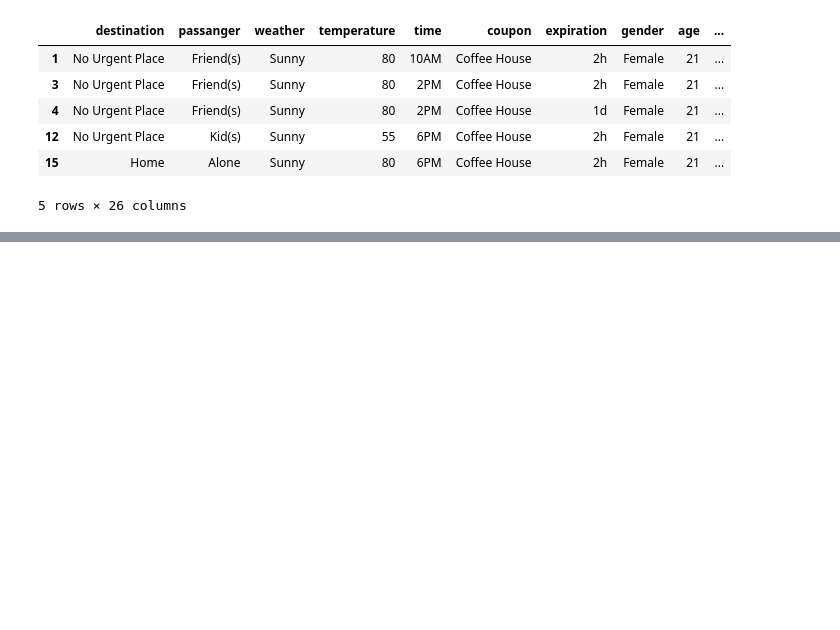
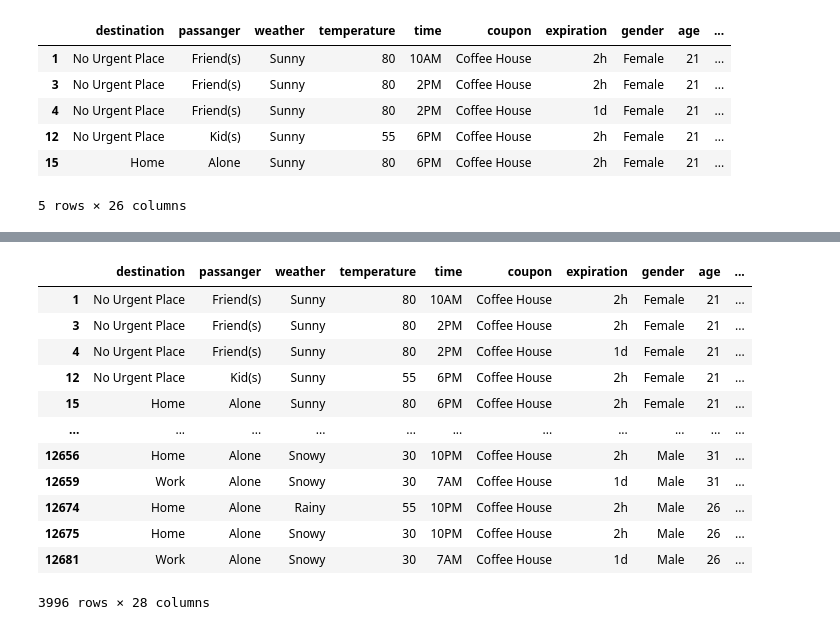
Before and after one commit to ashwinkambli/coupon_acceptance, a Jupyter notebook: Will a Customer Accept the Coupon.ipynb, the cells around one changed output, grey strips where cells are left out. Saved outputs shown, nothing was run; the diff lists cells and outputs as text; code cells hidden in the pictures; blank space fills up the shorter version.

```diff
--- a/Will a Customer Accept the Coupon.ipynb
+++ b/Will a Customer Accept the Coupon.ipynb
@@ -396,7 +396,7 @@ plt.xticks(rotation=30)
 Also, I notice that we have the most data points available for Coffee House coupons (~ 4K) but still, our ability to predict whether someone will accept a cofffee house coupon or not is not better than our ability to predict the outcome of a coin toss. So, I would like to further investigate the coffee house coupons
 # %%
 # let me isolate the coffee house coupons
-coffee_house = data.query("coupon == 'Coffee House'")
+coffee_house = data.query("coupon == 'Coffee House'").copy()
 coffee_house.head()
 # %% [output]
 |  | destination | passanger | weather | temperature | time | coupon | expiration | gender | age | ... |
@@ -408,0 +414,27 @@ coffee_house.head()
+# %%
+#Cleanup Age column and convert it to numeric:
+coffee_house["age"] = coffee_house["age"].str.replace('50plus','50').str.replace("below21","20")
+coffee_house['age'] = pd.to_numeric(coffee_house['age'])
+
+#Let us split the income column into 2 numeric columns: lower_income and upper_income:
+coffee_house["income"] = coffee_house["income"].str.replace("$","")
+# Let us first handle the 2 boundary conditions ""> 100,000" and "< 12,500"
+coffee_house["income"] = coffee_house["income"].str.replace('100000 or More','100000 - 101000').str.replace("Less than 12500","0 - 12500")
+coffee_house[['lower_income','upper_income']] = coffee_house.income.str.split(" - ", expand = True)
+coffee_house['lower_income'] = pd.to_numeric(coffee_house['lower_income'])
+coffee_house['upper_income'] = pd.to_numeric(coffee_house['upper_income'])
+coffee_house
+# %% [output]
+|  | destination | passanger | weather | temperature | time | coupon | expiration | gender | age | ... |
+| 1 | No Urgent Place | Friend(s) | Sunny | 80 | 10AM | Coffee House | 2h | Female | 21 | ... |
+| 3 | No Urgent Place | Friend(s) | Sunny | 80 | 2PM | Coffee House | 2h | Female | 21 | ... |
+| 4 | No Urgent Place | Friend(s) | Sunny | 80 | 2PM | Coffee House | 1d | Female | 21 | ... |
+| 12 | No Urgent Place | Kid(s) | Sunny | 55 | 6PM | Coffee House | 2h | Female | 21 | ... |
+| 15 | Home | Alone | Sunny | 80 | 6PM | Coffee House | 2h | Female | 21 | ... |
+| ... | ... | ... | ... | ... | ... | ... | ... | ... | ... | ... |
+| 12656 | Home | Alone | Snowy | 30 | 10PM | Coffee House | 2h | Male | 31 | ... |
+| 12659 | Work | Alone | Snowy | 30 | 7AM | Coffee House | 1d | Male | 31 | ... |
+| 12674 | Home | Alone | Rainy | 55 | 10PM | Coffee House | 2h | Male | 26 | ... |
+| 12675 | Home | Alone | Snowy | 30 | 10PM | Coffee House | 2h | Male | 26 | ... |
+| 12681 | Work | Alone | Snowy | 30 | 7AM | Coffee House | 1d | Male | 26 | ... |
+3996 rows × 28 columns
```
Also changed, not shown: parts of 7 cells of this notebook.
